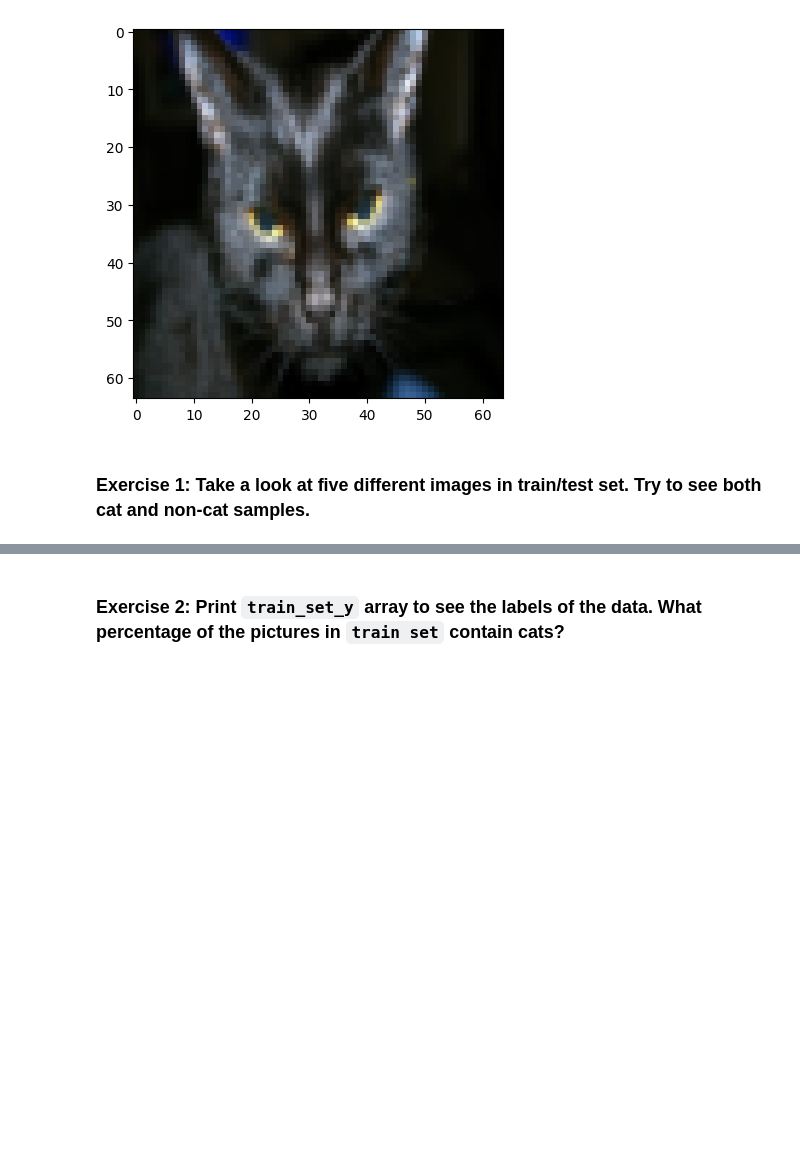
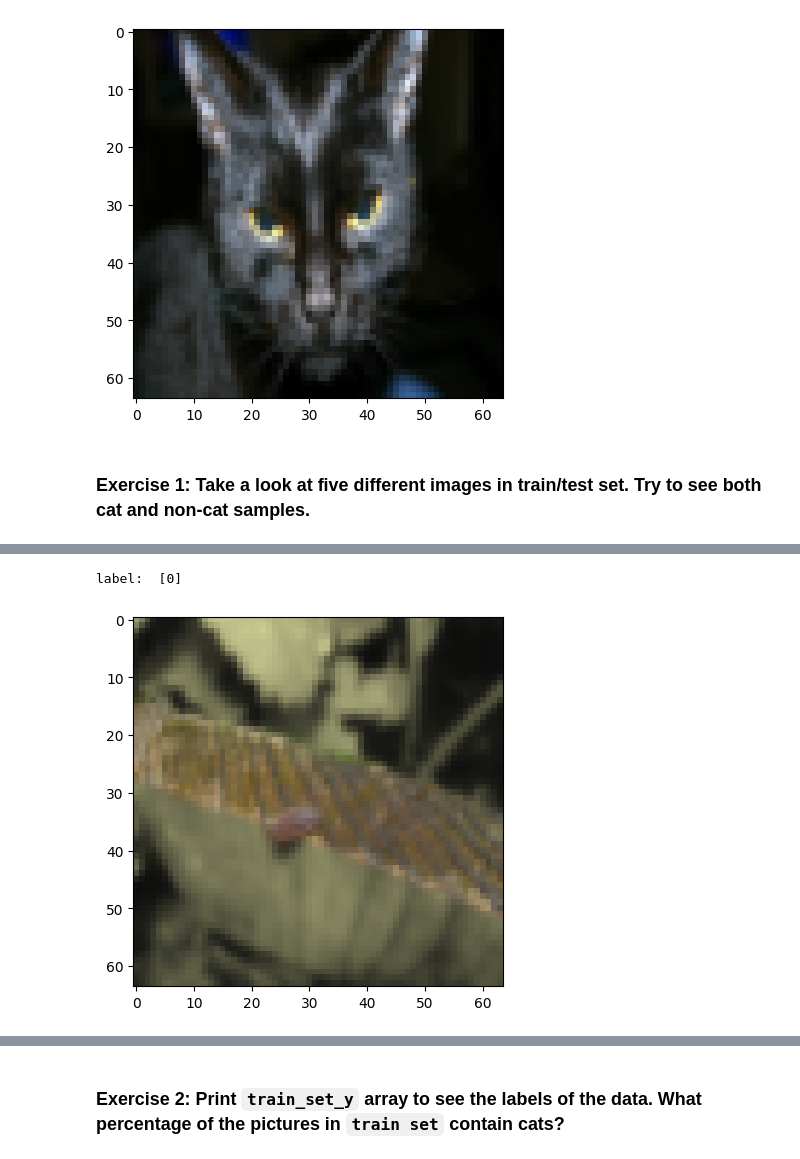
Before and after one commit to whatnirja/PyML2026, a Jupyter notebook: Lab_Week02/LabWeek02.ipynb, the cells around one changed output, grey strips where cells are left out. Cells and saved outputs as stored; diff of their text form; code cells hidden in the pictures; blank space fills up the shorter version.

```diff
--- a/Lab_Week02/LabWeek02.ipynb
+++ b/Lab_Week02/LabWeek02.ipynb
@@ -86,0 +119,8 @@ label:  [1]
+# %%
+#image 4
+index = 12
+plt.imshow(train_set_x_orig[index])
+print("label: ", train_set_y[:, index])
+# %% [output]
+label:  [0]
+[figure, added]
```
Also changed, not shown: parts of 31 cells of this notebook.
